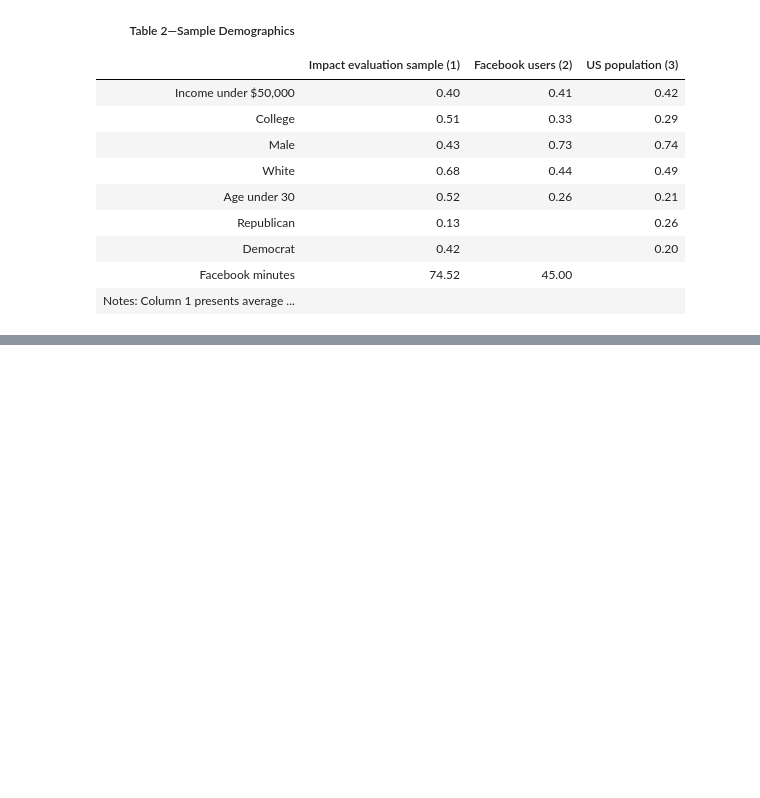
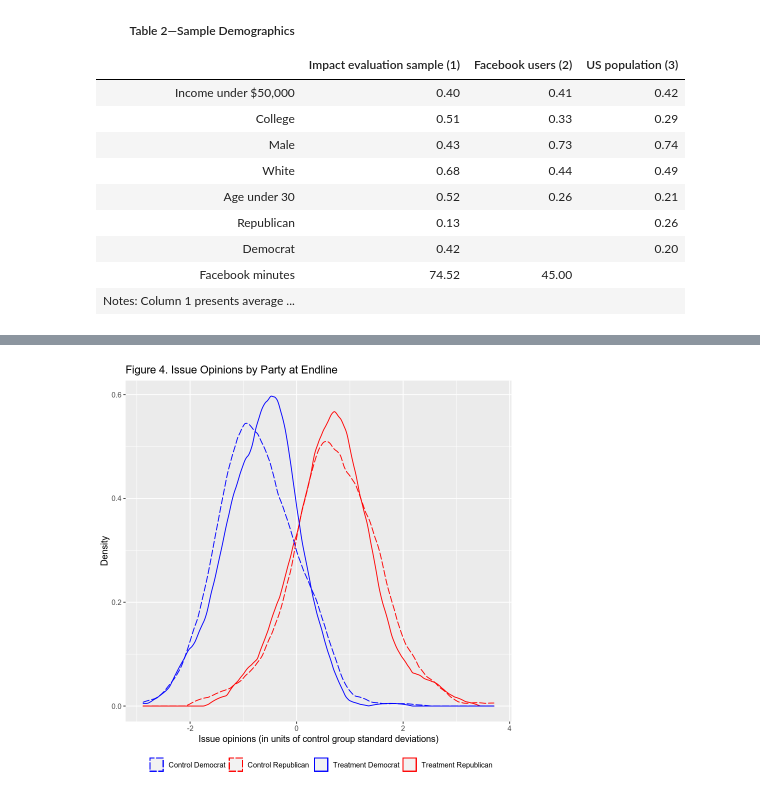
Before and after one commit to feauazmu/RepAllcotetal, a Jupyter notebook: replication_notebook.ipynb, the cells around one changed output, grey strips where cells are left out. Drawn from its saved outputs; the diff is of its cells as text; code cells hidden in the pictures; blank space fills up the shorter version.

```diff
--- a/replication_notebook.ipynb
+++ b/replication_notebook.ipynb
@@ -91,0 +106,5 @@ display_html(tableThree)
+# %%
+figureFour <- genFigFour(finalData)
+figureFour
+# %% [output]
+[figure, added]
```
Also changed, not shown: parts of 2 cells of this notebook.
